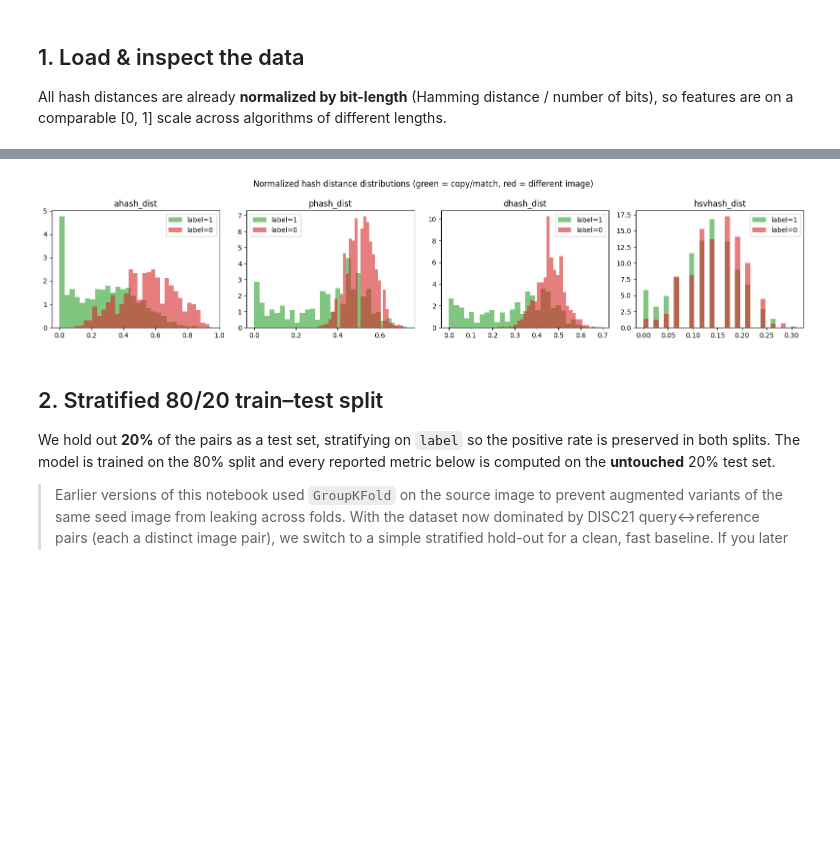
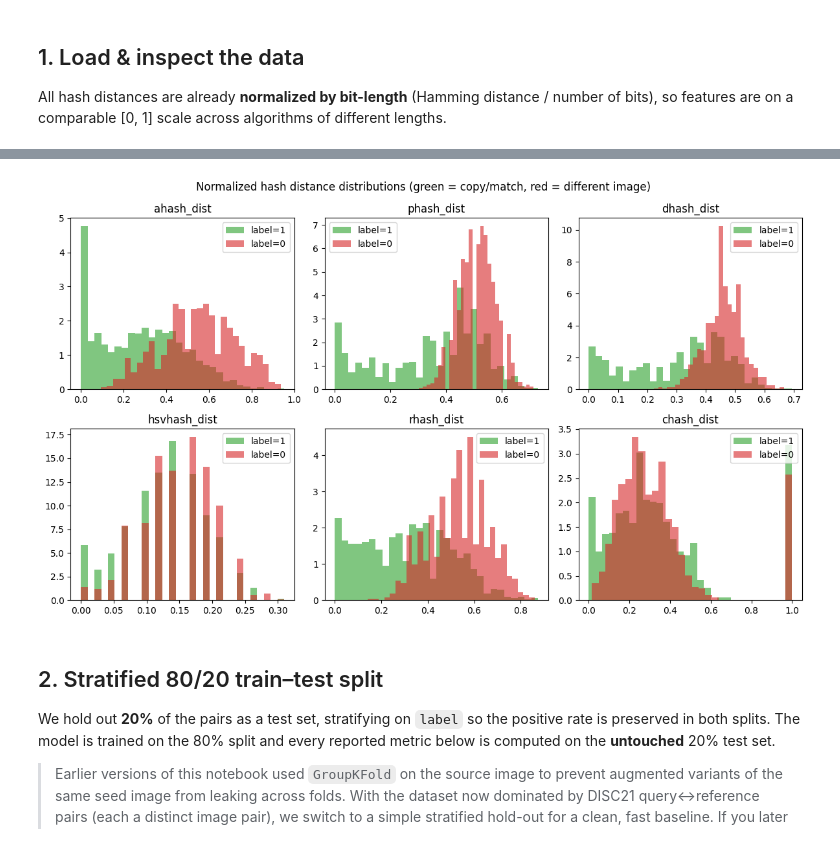
Before and after one commit to HammoudYounes/dam-blockchain, a Jupyter notebook: hashing/combine/copymint_logreg_baseline_ver1.ipynb, the cells around one changed output, grey strips where cells are left out. Cells and saved outputs as stored; diff of their text form; code cells hidden in the pictures; blank space fills up the shorter version.

```diff
--- a/hashing/combine/copymint_logreg_baseline_ver1.ipynb
+++ b/hashing/combine/copymint_logreg_baseline_ver1.ipynb
@@ -14,6 +14,7 @@
 >
 > ⚠️ **Negative-set caveat:** most `disc21_neg` rows pair queries against a single reference image (`R038409`). With a random split this leaks across train/test, so the model partly learns "distance-from-R038409" rather than a general non-match boundary. Treat the headline numbers as optimistic until the negative pool is diversified across many references.
 # %%
+import os
 import re
 import numpy as np
 import pandas as pd
@@ -31,7 +32,15 @@ from sklearn.metrics import (
 
 RANDOM_STATE = 42
 TEST_SIZE = 0.20
-CSV_PATH = "/content/combined_training_data.csv"   # <-- update to your DISC21 CSV path
-FEATURES = ["ahash_dist", "phash_dist", "dhash_dist", "hsvhash_dist"]
+FEATURES = ["ahash_dist", "phash_dist", "dhash_dist", "hsvhash_dist", "rhash_dist", "chash_dist"]
+
+# Mount Google Drive and load the CSV from there.
+from google.colab import drive
+drive.mount("/content/drive")
+
+# <-- update this to wherever combined_training_data.csv lives in your Drive
+CSV_PATH = "/content/drive/MyDrive/combined_training_data.csv"
+assert os.path.exists(CSV_PATH), f"Not found: {CSV_PATH} — check the path in your Drive"
+print(f"Using CSV_PATH = {CSV_PATH}")
 
 pd.set_option("display.float_format", lambda v: f"{v:.4f}")
@@ -60,17 +72,22 @@ Transformation types: 21
 # %%
 # Feature distributions by class — sanity check that positives/negatives separate
-fig, axes = plt.subplots(1, 4, figsize=(16, 3.5), sharey=False)
+ncols = 3
+nrows = int(np.ceil(len(FEATURES) / ncols))
+fig, axes = plt.subplots(nrows, ncols, figsize=(4 * ncols, 3.5 * nrows), sharey=False)
+axes = np.atleast_1d(axes).ravel()
 for ax, feat in zip(axes, FEATURES):
     for lbl, color in [(1, "tab:green"), (0, "tab:red")]:
         ax.hist(df.loc[df.label == lbl, feat], bins=30, alpha=0.6,
                 color=color, label=f"label={lbl}", density=True)
     ax.set_title(feat)
     ax.legend()
+for ax in axes[len(FEATURES):]:        # hide any unused panels
+    ax.set_visible(False)
 fig.suptitle("Normalized hash distance distributions (green = copy/match, red = different image)")
 plt.tight_layout()
 plt.show()
 # %% [output]
-[figure, old version]
+[figure, new version]
 # %% [markdown]
 ## 2. Stratified 80/20 train–test split
 
```
Also changed, not shown: parts of 13 cells of this notebook, 7 other files.
